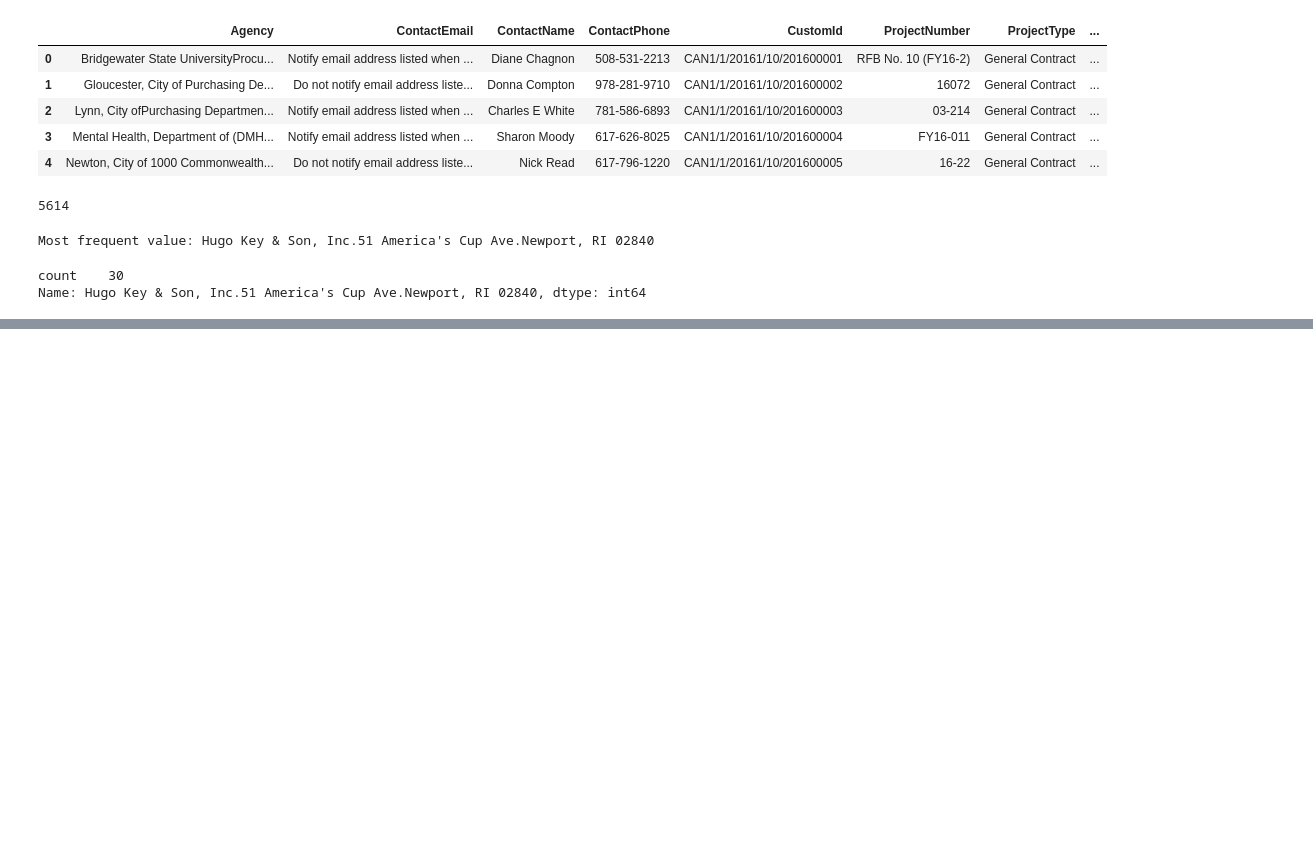
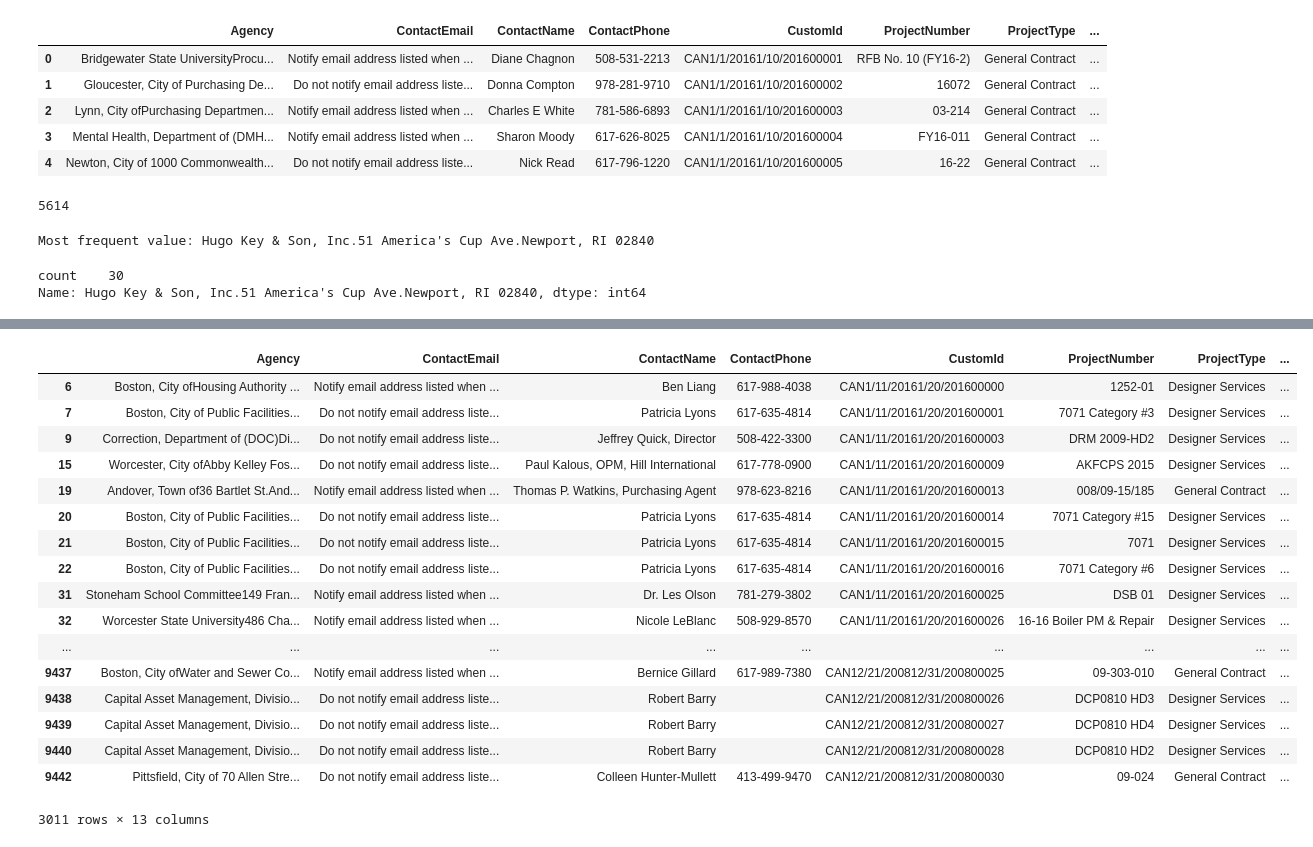
Before and after one commit to MASSInvestigators/CRAB-data-analysis, a Jupyter notebook: Untitled.ipynb, the cells around one changed output, grey strips where cells are left out. Drawn from its saved outputs; the diff is of its cells as text; code cells hidden in the pictures; blank space fills up the shorter version.

Commit message:
Added dataframe differences to get clear understanding of what data is missing from the intersection and original datasets

```diff
--- a/Untitled.ipynb
+++ b/Untitled.ipynb
@@ -84,0 +85,25 @@ new_df.sort_values(['count'], ascending=[False])
+# %%
+
+df_diff_awarded = df_award[~df_award.ProjectNumber.isin(res_df.ProjectNumber.values)]
+df_diff_awarded.to_csv('difference_award.csv', index = False)
+# %%
+df_diff_awarded
+# %% [output]
+|  | Agency | ContactEmail | ContactName | ContactPhone | CustomId | ProjectNumber | ProjectType | ... |
+| 6 | Boston, City ofHousing Authority ... | Notify email address listed when ... | Ben Liang | 617-988-4038 | CAN1/11/20161/20/201600000 | 1252-01 | Designer Services | ... |
+| 7 | Boston, City of Public Facilities... | Do not notify email address liste... | Patricia Lyons | 617-635-4814 | CAN1/11/20161/20/201600001 | 7071 Category #3 | Designer Services | ... |
+| 9 | Correction, Department of (DOC)Di... | Do not notify email address liste... | Jeffrey Quick, Director | 508-422-3300 | CAN1/11/20161/20/201600003 | DRM 2009-HD2 | Designer Services | ... |
+| 15 | Worcester, City ofAbby Kelley Fos... | Do not notify email address liste... | Paul Kalous, OPM, Hill International | 617-778-0900 | CAN1/11/20161/20/201600009 | AKFCPS 2015 | Designer Services | ... |
+| 19 | Andover, Town of36 Bartlet St.And... | Notify email address listed when ... | Thomas P. Watkins, Purchasing Agent | 978-623-8216 | CAN1/11/20161/20/201600013 | 008/09-15/185 | General Contract | ... |
+| 20 | Boston, City of Public Facilities... | Do not notify email address liste... | Patricia Lyons | 617-635-4814 | CAN1/11/20161/20/201600014 | 7071 Category #15 | Designer Services | ... |
+| 21 | Boston, City of Public Facilities... | Do not notify email address liste... | Patricia Lyons | 617-635-4814 | CAN1/11/20161/20/201600015 | 7071 | Designer Services | ... |
+| 22 | Boston, City of Public Facilities... | Do not notify email address liste... | Patricia Lyons | 617-635-4814 | CAN1/11/20161/20/201600016 | 7071 Category #6 | Designer Services | ... |
+| 31 | Stoneham School Committee149 Fran... | Notify email address listed when ... | Dr. Les Olson | 781-279-3802 | CAN1/11/20161/20/201600025 | DSB 01 | Designer Services | ... |
+| 32 | Worcester State University486 Cha... | Notify email address listed when ... | Nicole LeBlanc | 508-929-8570 | CAN1/11/20161/20/201600026 | 16-16 Boiler PM & Repair | Designer Services | ... |
+| ... | ... | ... | ... | ... | ... | ... | ... | ... |
+| 9437 | Boston, City ofWater and Sewer Co... | Notify email address listed when ... | Bernice Gillard | 617-989-7380 | CAN12/21/200812/31/200800025 | 09-303-010 | General Contract | ... |
+| 9438 | Capital Asset Management, Divisio... | Do not notify email address liste... | Robert Barry |  | CAN12/21/200812/31/200800026 | DCP0810 HD3 | Designer Services | ... |
+| 9439 | Capital Asset Management, Divisio... | Do not notify email address liste... | Robert Barry |  | CAN12/21/200812/31/200800027 | DCP0810 HD4 | Designer Services | ... |
+| 9440 | Capital Asset Management, Divisio... | Do not notify email address liste... | Robert Barry |  | CAN12/21/200812/31/200800028 | DCP0810 HD2 | Designer Services | ... |
+| 9442 | Pittsfield, City of 70 Allen Stre... | Do not notify email address liste... | Colleen Hunter-Mullett | 413-499-9470 | CAN12/21/200812/31/200800030 | 09-024 | General Contract | ... |
+3011 rows × 13 columns
```
Also changed, not shown: parts of 3 cells of this notebook, 1 other file.
